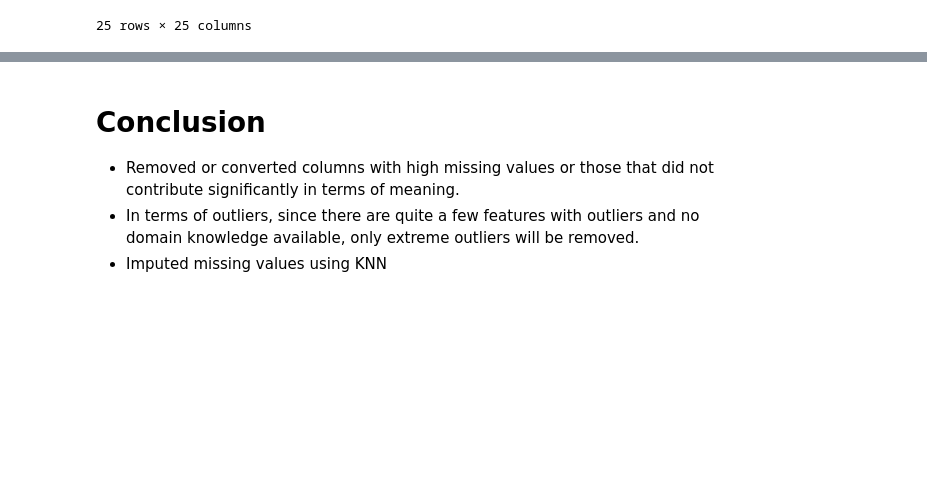
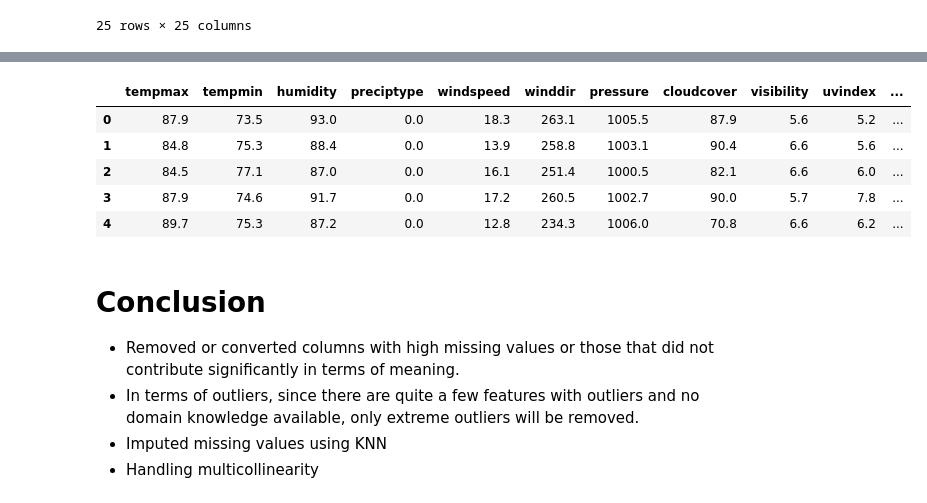
Before and after one commit to khanhnhan1512/Final-Project-Intro-Ds, a Jupyter notebook: src/03-Data_Preprocessing.ipynb, the cells around one changed output, grey strips where cells are left out. Drawn from its saved outputs; the diff is of its cells as text; code cells hidden in the pictures; blank space fills up the shorter version.

Commit message:
check multicollinearity and data reduction

```diff
--- a/src/03-Data_Preprocessing.ipynb
+++ b/src/03-Data_Preprocessing.ipynb
@@ -204,7 +205,7 @@ icon_partly-cloudy-day     0
 icon_rain                  0
 dtype: int64
 # %%
-k_neighbors = 7
+k_neighbors = 5
 
 knn_imputer = KNNImputer(n_neighbors=k_neighbors)
 
@@ -234,0 +423,11 @@ df_imputed.corr()
+# %%
+X = X.loc[:, X.columns != 'feelslikemax']
+scaler = StandardScaler()
+scaler.fit(X)
+X_scaled = scaler.transform(X)
+
+vif_data_scaled = pd.DataFrame()
+vif_data_scaled["Feature"] = X.columns
+vif_data_scaled["VIF"] = [variance_inflation_factor(X_scaled, i) for i in range(X_scaled.shape[1])]
+
+print(vif_data_scaled)
@@ -234,0 +452,11 @@ df_imputed.corr()
+# %%
+X = X.loc[:, X.columns != 'feelslikemin']
+scaler = StandardScaler()
+scaler.fit(X)
+X_scaled = scaler.transform(X)
+
+vif_data_scaled = pd.DataFrame()
+vif_data_scaled["Feature"] = X.columns
+vif_data_scaled["VIF"] = [variance_inflation_factor(X_scaled, i) for i in range(X_scaled.shape[1])]
+
+print(vif_data_scaled)
@@ -234,0 +480,11 @@ df_imputed.corr()
+# %%
+X = X.loc[:, X.columns != 'temp']
+scaler = StandardScaler()
+scaler.fit(X)
+X_scaled = scaler.transform(X)
+
+vif_data_scaled = pd.DataFrame()
+vif_data_scaled["Feature"] = X.columns
+vif_data_scaled["VIF"] = [variance_inflation_factor(X_scaled, i) for i in range(X_scaled.shape[1])]
+
+print(vif_data_scaled)
@@ -235,6 +507,20 @@ df_imputed.corr()
+# %%
+df = df_imputed[X.columns]
+
+df.to_csv('../data/processed_data.csv', index=False)
+
+df.head()
+# %% [output]
+|  | tempmax | tempmin | humidity | preciptype | windspeed | winddir | pressure | cloudcover | visibility | uvindex | ... |
+| 0 | 87.9 | 73.5 | 93.0 | 0.0 | 18.3 | 263.1 | 1005.5 | 87.9 | 5.6 | 5.2 | ... |
+| 1 | 84.8 | 75.3 | 88.4 | 0.0 | 13.9 | 258.8 | 1003.1 | 90.4 | 6.6 | 5.6 | ... |
+| 2 | 84.5 | 77.1 | 87.0 | 0.0 | 16.1 | 251.4 | 1000.5 | 82.1 | 6.6 | 6.0 | ... |
+| 3 | 87.9 | 74.6 | 91.7 | 0.0 | 17.2 | 260.5 | 1002.7 | 90.0 | 5.7 | 7.8 | ... |
+| 4 | 89.7 | 75.3 | 87.2 | 0.0 | 12.8 | 234.3 | 1006.0 | 70.8 | 6.6 | 6.2 | ... |
 # %% [markdown]
 # Conclusion
 
 - Removed or converted columns with high missing values or those that did not contribute significantly in terms of meaning.
 - In terms of outliers, since there are quite a few features with outliers and no domain knowledge available, only extreme outliers will be removed.
 - Imputed missing values using KNN
+- Handling multicollinearity
```
Also changed, not shown: parts of 19 cells of this notebook, 1 other file.
